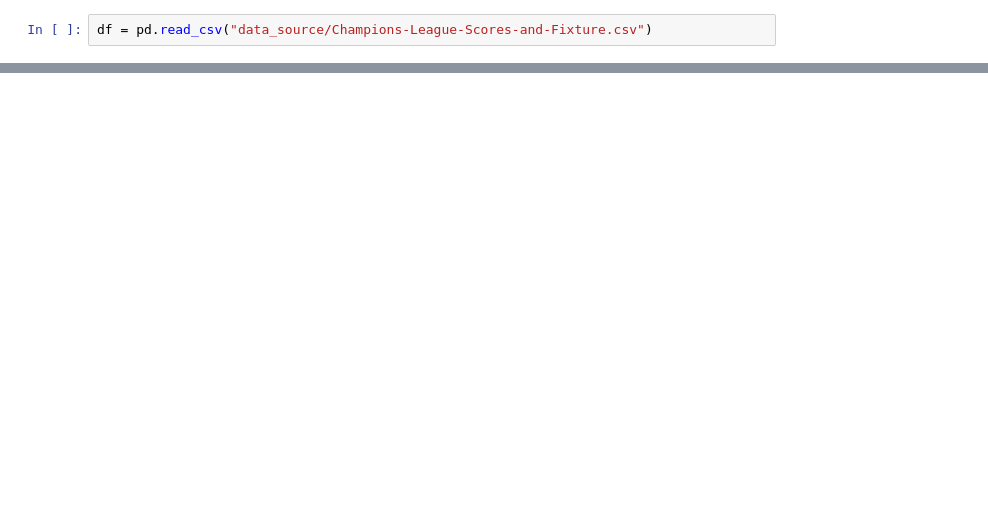
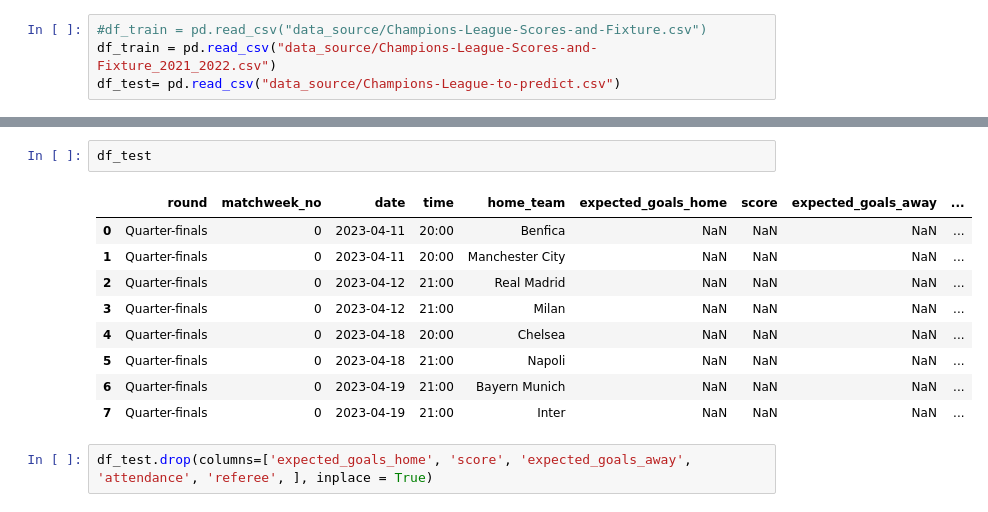
Before and after one commit to agomolka/MASem2ChampionsLeaguePrediction, a Jupyter notebook: 2_UEFA_Champions_League_prediction.ipynb, the cells around one changed output, grey strips where cells are left out. Cells and saved outputs as stored; diff of their text form; blank space fills up the shorter version.

Commit message:
Predictions using Poisson

```diff
--- a/2_UEFA_Champions_League_prediction.ipynb
+++ b/2_UEFA_Champions_League_prediction.ipynb
@@ -3,2 +5,4 @@ import pandas as pd
 # %%
-df = pd.read_csv("data_source/Champions-League-Scores-and-Fixture.csv")
+#df_train = pd.read_csv("data_source/Champions-League-Scores-and-Fixture.csv")
+df_train = pd.read_csv("data_source/Champions-League-Scores-and-Fixture_2021_2022.csv")
+df_test= pd.read_csv("data_source/Champions-League-to-predict.csv")
@@ -20,0 +15,14 @@ df
+# %%
+df_test
+# %% [output]
+|  | round | matchweek_no | date | time | home_team | expected_goals_home | score | expected_goals_away | ... |
+| 0 | Quarter-finals | 0 | 2023-04-11 | 20:00 | Benfica | NaN | NaN | NaN | ... |
+| 1 | Quarter-finals | 0 | 2023-04-11 | 20:00 | Manchester City | NaN | NaN | NaN | ... |
+| 2 | Quarter-finals | 0 | 2023-04-12 | 21:00 | Real Madrid | NaN | NaN | NaN | ... |
+| 3 | Quarter-finals | 0 | 2023-04-12 | 21:00 | Milan | NaN | NaN | NaN | ... |
+| 4 | Quarter-finals | 0 | 2023-04-18 | 20:00 | Chelsea | NaN | NaN | NaN | ... |
+| 5 | Quarter-finals | 0 | 2023-04-18 | 21:00 | Napoli | NaN | NaN | NaN | ... |
+| 6 | Quarter-finals | 0 | 2023-04-19 | 21:00 | Bayern Munich | NaN | NaN | NaN | ... |
+| 7 | Quarter-finals | 0 | 2023-04-19 | 21:00 | Inter | NaN | NaN | NaN | ... |
+# %%
+df_test.drop(columns=['expected_goals_home', 'score', 'expected_goals_away', 'attendance', 'referee', ], inplace = True)
```
Also changed, not shown: parts of 14 cells of this notebook, 4 other files.
